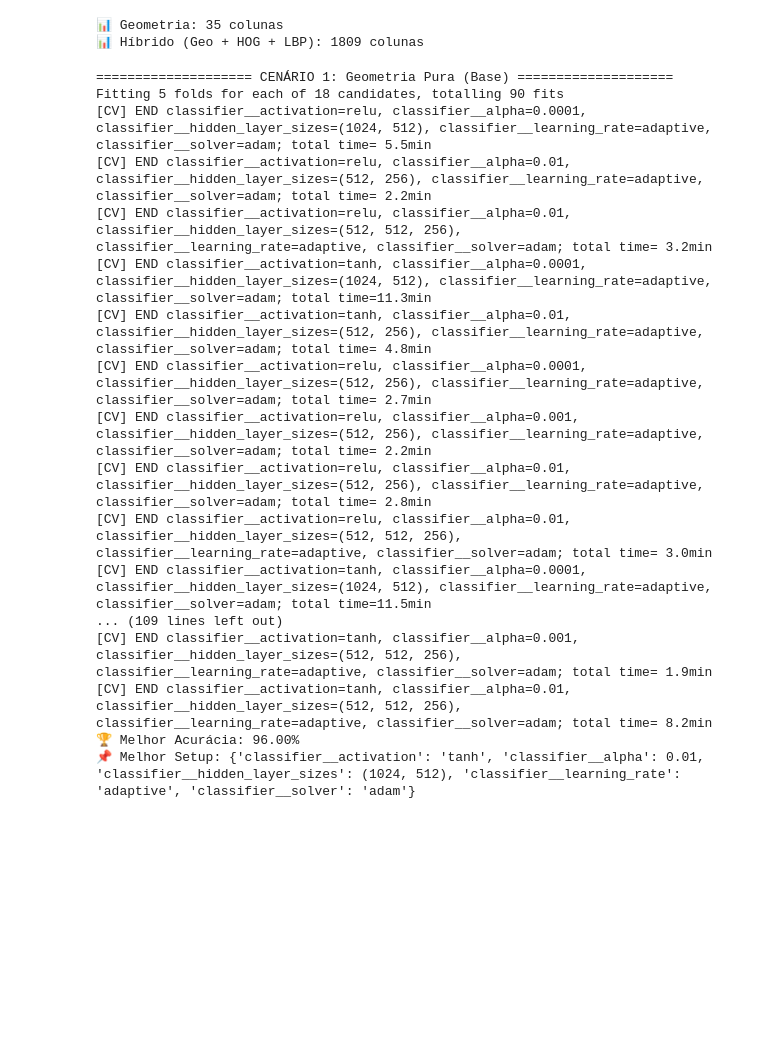
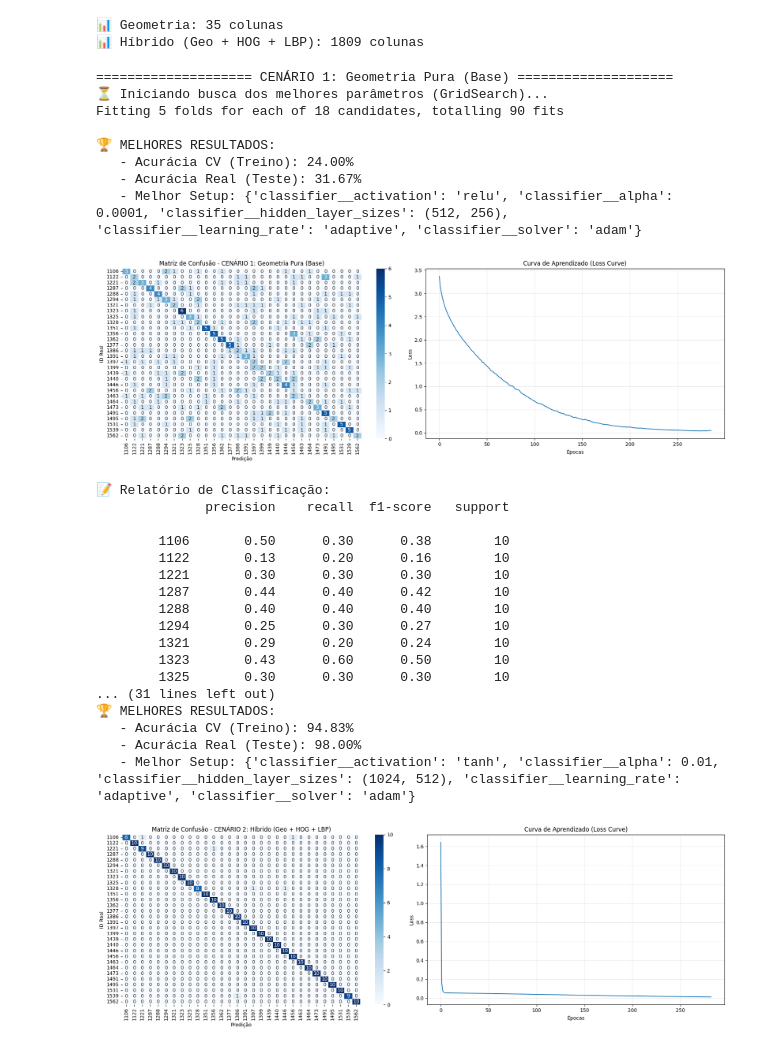
Before and after one commit to pauloprbs/cattle-identification, a Jupyter notebook: notebooks/05_modelagem_mlp.ipynb, the cells around one changed output. Saved outputs shown, nothing was run; the diff lists cells and outputs as text; code cells hidden in the pictures; blank space fills up the shorter version.

Commit message:
feat: melhor visualização dos resultados

```diff
--- a/notebooks/05_modelagem_mlp.ipynb
+++ b/notebooks/05_modelagem_mlp.ipynb
@@ -50,21 +96,31 @@ def executar_treino(X, y, titulo):
 # %%
 executar_treino(X_geometria, y, "CENÁRIO 1: Geometria Pura (Base)")
-executar_treino(X_hibrido_struct, y, "CENÁRIO 2: Independente de Cor (Geo + HOG + LBP)")
+executar_treino(X_hibrido_struct, y, "CENÁRIO 2: Híbrido (Geo + HOG + LBP)")
 # %% [output]
 ==================== CENÁRIO 1: Geometria Pura (Base) ====================
+⏳ Iniciando busca dos melhores parâmetros (GridSearch)...
 Fitting 5 folds for each of 18 candidates, totalling 90 fits
-[CV] END classifier__activation=relu, classifier__alpha=0.0001, classifier__hidden_layer_sizes=(1024, 512), classifier__learning_rate=adaptive, classifier__solver=adam; total time= 5.5min
-[CV] END classifier__activation=relu, classifier__alpha=0.01, classifier__hidden_layer_sizes=(512, 256), classifier__learning_rate=adaptive, classifier__solver=adam; total time= 2.2min
-[CV] END classifier__activation=relu, classifier__alpha=0.01, classifier__hidden_layer_sizes=(512, 512, 256), classifier__learning_rate=adaptive, classifier__solver=adam; total time= 3.2min
-[CV] END classifier__activation=tanh, classifier__alpha=0.0001, classifier__hidden_layer_sizes=(1024, 512), classifier__learning_rate=adaptive, classifier__solver=adam; total time=11.3min
-[CV] END classifier__activation=tanh, classifier__alpha=0.01, classifier__hidden_layer_sizes=(512, 256), classifier__learning_rate=adaptive, classifier__solver=adam; total time= 4.8min
-[CV] END classifier__activation=relu, classifier__alpha=0.0001, classifier__hidden_layer_sizes=(512, 256), classifier__learning_rate=adaptive, classifier__solver=adam; total time= 2.7min
-[CV] END classifier__activation=relu, classifier__alpha=0.001, classifier__hidden_layer_sizes=(512, 256), classifier__learning_rate=adaptive, classifier__solver=adam; total time= 2.2min
-[CV] END classifier__activation=relu, classifier__alpha=0.01, classifier__hidden_layer_sizes=(512, 256), classifier__learning_rate=adaptive, classifier__solver=adam; total time= 2.8min
-[CV] END classifier__activation=relu, classifier__alpha=0.01, classifier__hidden_layer_sizes=(512, 512, 256), classifier__learning_rate=adaptive, classifier__solver=adam; total time= 3.0min
-[CV] END classifier__activation=tanh, classifier__alpha=0.0001, classifier__hidden_layer_sizes=(1024, 512), classifier__learning_rate=adaptive, classifier__solver=adam; total time=11.5min
-... (109 lines left out)
-[CV] END classifier__activation=tanh, classifier__alpha=0.001, classifier__hidden_layer_sizes=(512, 512, 256), classifier__learning_rate=adaptive, classifier__solver=adam; total time= 1.9min
-[CV] END classifier__activation=tanh, classifier__alpha=0.01, classifier__hidden_layer_sizes=(512, 512, 256), classifier__learning_rate=adaptive, classifier__solver=adam; total time= 8.2min
-🏆 Melhor Acurácia: 96.00%
-📌 Melhor Setup: {'classifier__activation': 'tanh', 'classifier__alpha': 0.01, 'classifier__hidden_layer_sizes': (1024, 512), 'classifier__learning_rate': 'adaptive', 'classifier__solver': 'adam'}
+
+🏆 MELHORES RESULTADOS:
+   - Acurácia CV (Treino): 24.00%
+   - Acurácia Real (Teste): 31.67%
+   - Melhor Setup: {'classifier__activation': 'relu', 'classifier__alpha': 0.0001, 'classifier__hidden_layer_sizes': (512, 256), 'classifier__learning_rate': 'adaptive', 'classifier__solver': 'adam'}
+[figure, added]
+📝 Relatório de Classificação:
+              precision    recall  f1-score   support
+
+        1106       0.50      0.30      0.38        10
+        1122       0.13      0.20      0.16        10
+        1221       0.30      0.30      0.30        10
+        1287       0.44      0.40      0.42        10
+        1288       0.40      0.40      0.40        10
+        1294       0.25      0.30      0.27        10
+        1321       0.29      0.20      0.24        10
+        1323       0.43      0.60      0.50        10
+        1325       0.30      0.30      0.30        10
+... (31 lines left out)
+🏆 MELHORES RESULTADOS:
+   - Acurácia CV (Treino): 94.83%
+   - Acurácia Real (Teste): 98.00%
+   - Melhor Setup: {'classifier__activation': 'tanh', 'classifier__alpha': 0.01, 'classifier__hidden_layer_sizes': (1024, 512), 'classifier__learning_rate': 'adaptive', 'classifier__solver': 'adam'}
+[figure, added]
```
Also changed, not shown: parts of 3 cells of this notebook.
